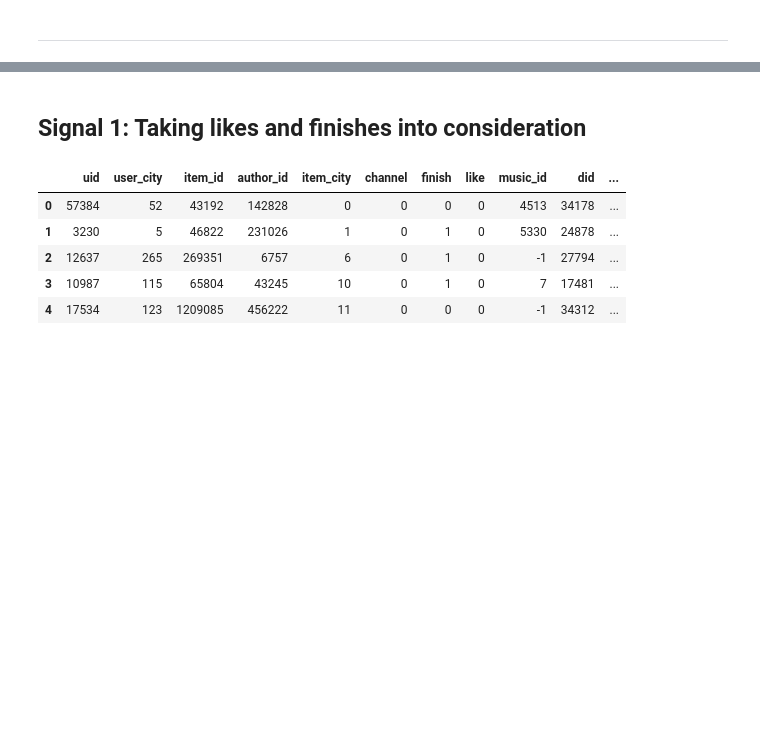
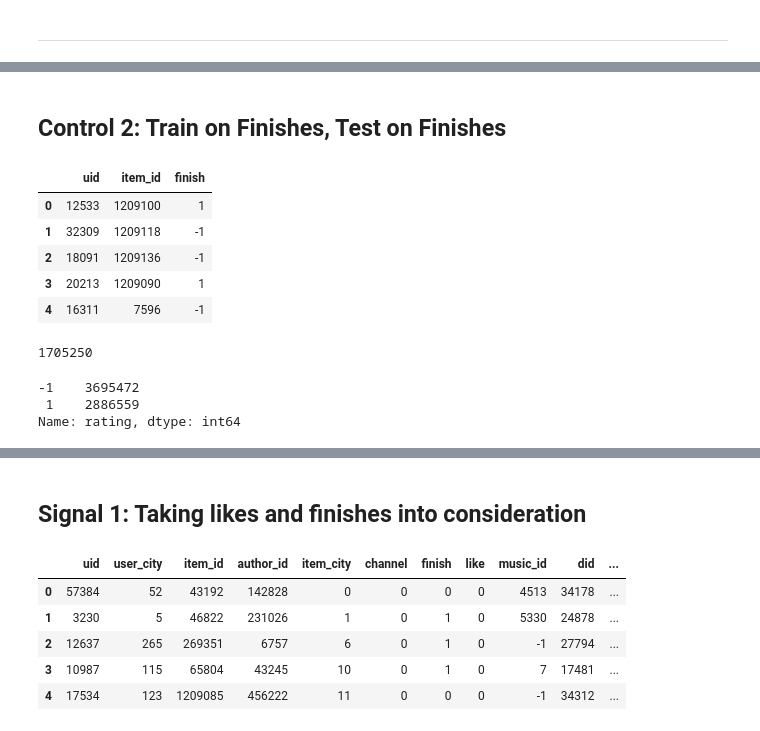
Before and after one commit to jesmith14/recsys-signal-study, a Jupyter notebook: Final Dataset Creation.ipynb, the cells around one changed output, grey strips where cells are left out. Drawn from its saved outputs; the diff is of its cells as text; code cells hidden in the pictures; blank space fills up the shorter version.

```diff
--- a/Final Dataset Creation.ipynb
+++ b/Final Dataset Creation.ipynb
@@ -153,0 +183,26 @@ Length of final sampled training data:  6582031
+# %% [markdown]
+## Control 2: Train on Finishes, Test on Finishes
+# %%
+ratings_control_2 = train_df[['uid','item_id','finish']]
+for index,row in ratings_control_2.iterrows():
+    if row[2] == 0:
+        row[2] = -1
+ratings_control_2.head()
+# %% [output]
+|  | uid | item_id | finish |
+| 0 | 12533 | 1209100 | 1 |
+| 1 | 32309 | 1209118 | -1 |
+| 2 | 18091 | 1209136 | -1 |
+| 3 | 20213 | 1209090 | 1 |
+| 4 | 16311 | 7596 | -1 |
+# %%
+ratings_control_2.columns = ['user_id','item_id','rating']
+len(ratings_control_2)
+# %% [output]
+1705250
+# %%
+ratings_control_2['rating'].value_counts()
+# %% [output]
+-1    3695472
+ 1    2886559
+Name: rating, dtype: int64
```
Also changed, not shown: parts of 12 cells of this notebook, 6 other files.
